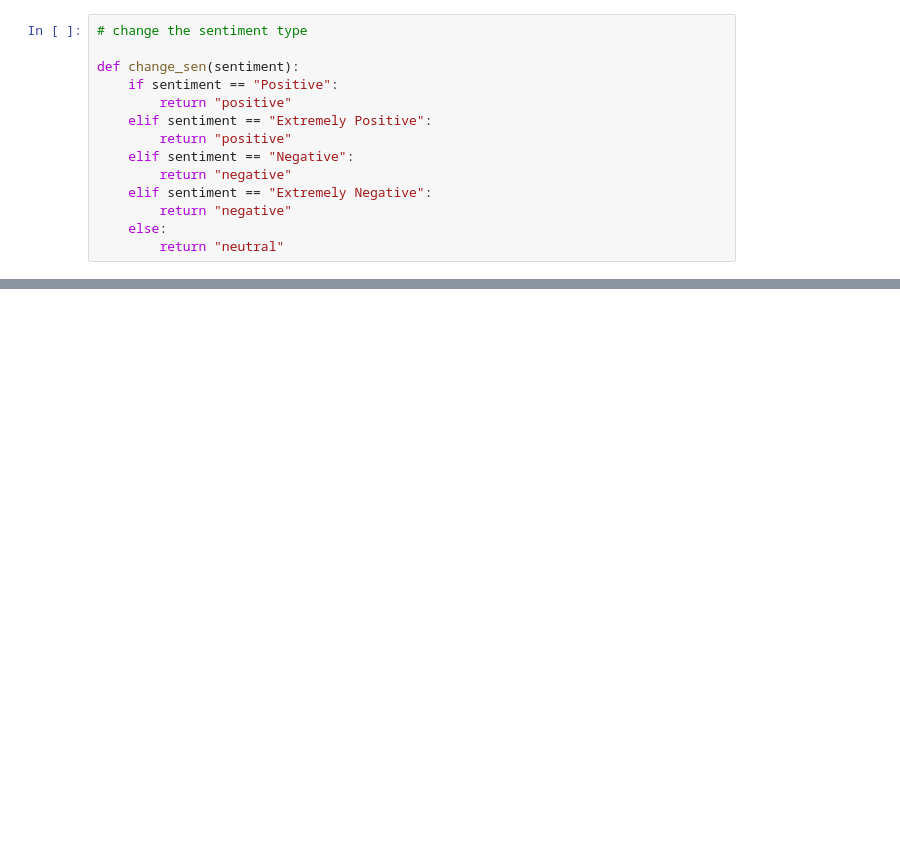
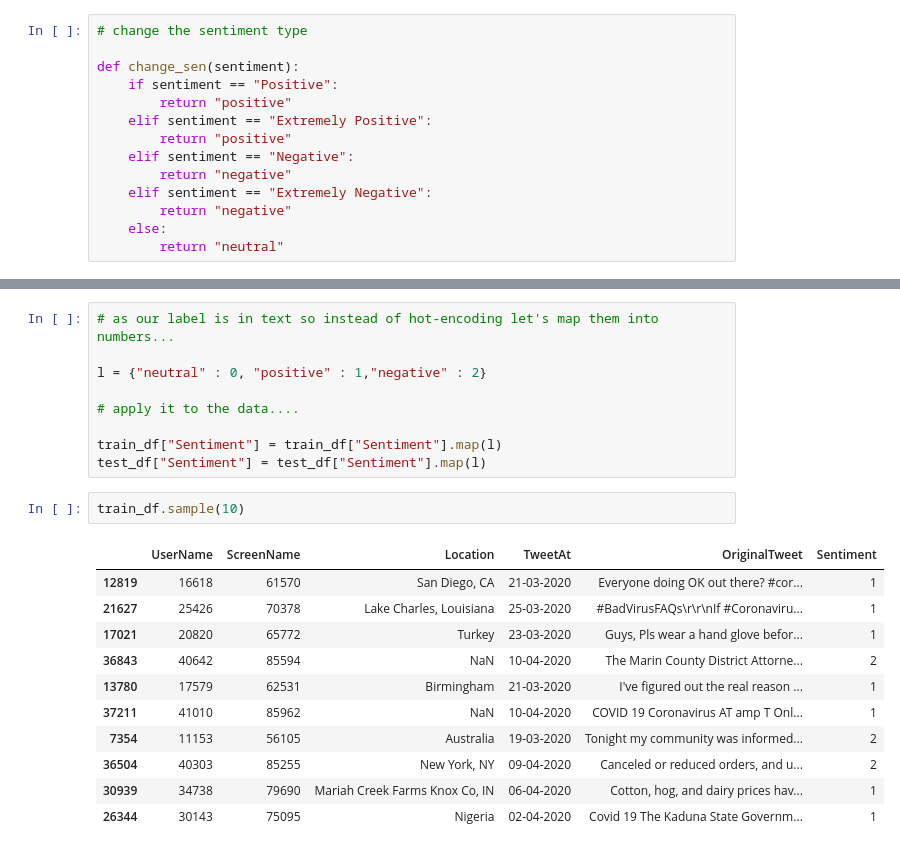
Before and after one commit to ahmad1jalal/Covid-Tweets-Classification, a Jupyter notebook: Covid-Tweets.ipynb, the cells around one changed output, grey strips where cells are left out. Cells and saved outputs as stored; diff of their text form; blank space fills up the shorter version.

Commit message:
Text Cleaning and Tokenization

```diff
--- a/Covid-Tweets.ipynb
+++ b/Covid-Tweets.ipynb
@@ -318,0 +327,23 @@ sns.countplot(train_df["Sentiment"]);
+# %%
+# as our label is in text so instead of hot-encoding let's map them into numbers...
+
+l = {"neutral" : 0, "positive" : 1,"negative" : 2}
+
+# apply it to the data....
+
+train_df["Sentiment"] = train_df["Sentiment"].map(l)
+test_df["Sentiment"] = test_df["Sentiment"].map(l)
+# %%
+train_df.sample(10)
+# %% [output]
+|  | UserName | ScreenName | Location | TweetAt | OriginalTweet | Sentiment |
+| 12819 | 16618 | 61570 | San Diego, CA | 21-03-2020 | Everyone doing OK out there? #cor... | 1 |
+| 21627 | 25426 | 70378 | Lake Charles, Louisiana | 25-03-2020 | #BadVirusFAQs\r\r\nIf #Coronaviru... | 1 |
+| 17021 | 20820 | 65772 | Turkey | 23-03-2020 | Guys, Pls wear a hand glove befor... | 1 |
+| 36843 | 40642 | 85594 | NaN | 10-04-2020 | The Marin County District Attorne... | 2 |
+| 13780 | 17579 | 62531 | Birmingham | 21-03-2020 | I've figured out the real reason ... | 1 |
+| 37211 | 41010 | 85962 | NaN | 10-04-2020 | COVID 19 Coronavirus AT amp T Onl... | 1 |
+| 7354 | 11153 | 56105 | Australia | 19-03-2020 | Tonight my community was informed... | 2 |
+| 36504 | 40303 | 85255 | New York, NY | 09-04-2020 | Canceled or reduced orders, and u... | 2 |
+| 30939 | 34738 | 79690 | Mariah Creek Farms Knox Co, IN | 06-04-2020 | Cotton, hog, and dairy prices hav... | 1 |
+| 26344 | 30143 | 75095 | Nigeria | 02-04-2020 | Covid 19 The Kaduna State Governm... | 1 |
```
Also changed, not shown: parts of 28 cells of this notebook.
